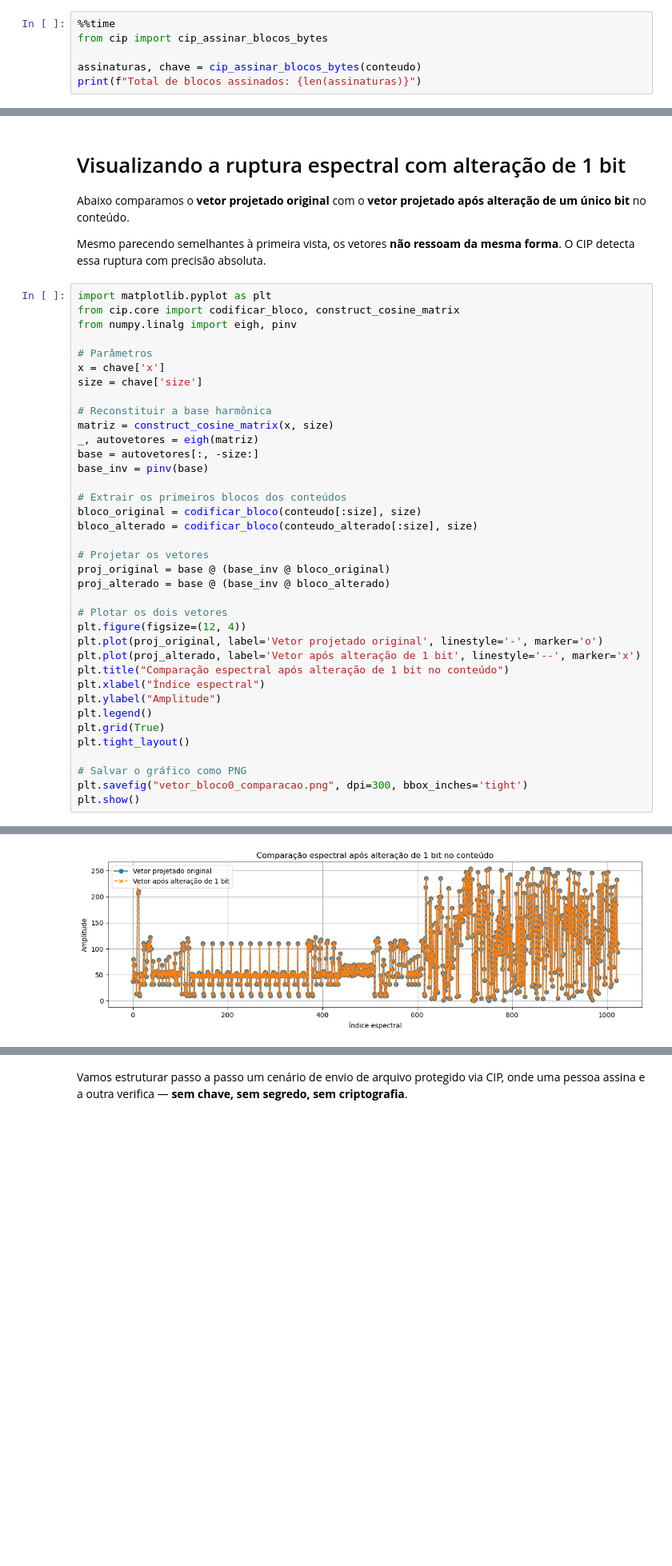
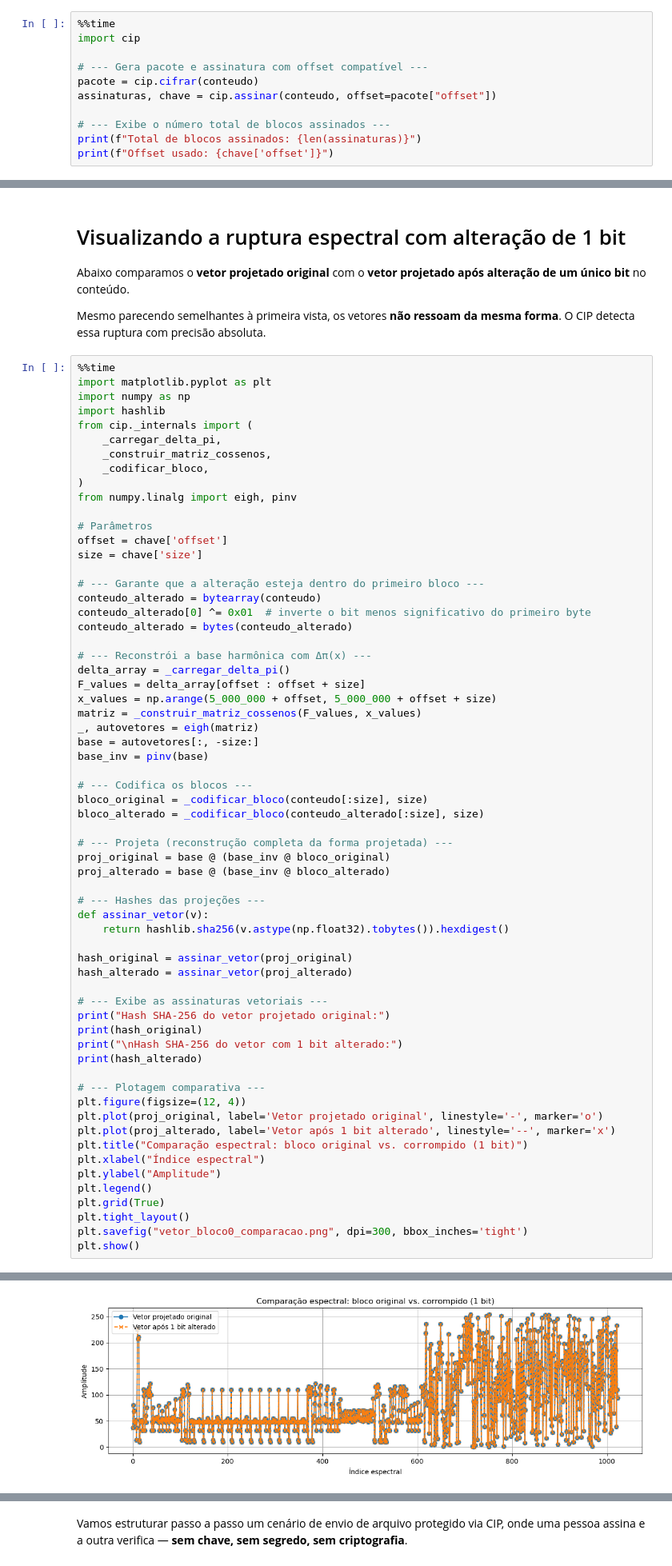
Before and after one commit to costaalv/projeto-delta, a Jupyter notebook: notebooks/04_aplicacoes_reais_e_verificacao_cip.ipynb, the cells around one changed output, grey strips where cells are left out. Shown at 80% size. Drawn from its saved outputs; the diff is of its cells as text; blank space fills up the shorter version.

```diff
--- a/notebooks/04_aplicacoes_reais_e_verificacao_cip.ipynb
+++ b/notebooks/04_aplicacoes_reais_e_verificacao_cip.ipynb
@@ -78,9 +78,14 @@ Tamanho do arquivo: 185.48 MB
 ## Passo 3 — Assinatura vetorial completa com o CIP
 # %%
 %%time
-from cip import cip_assinar_blocos_bytes
+import cip
 
-assinaturas, chave = cip_assinar_blocos_bytes(conteudo)
+# --- Gera pacote e assinatura com offset compatível ---
+pacote = cip.cifrar(conteudo)
+assinaturas, chave = cip.assinar(conteudo, offset=pacote["offset"])
+
+# --- Exibe o número total de blocos assinados ---
 print(f"Total de blocos assinados: {len(assinaturas)}")
+print(f"Offset usado: {chave['offset']}")
 # %% [output]
 Total de blocos assinados: 181133
@@ -188,40 +204,66 @@ Abaixo comparamos o **vetor projetado original** com o **vetor projetado após a
 
 Mesmo parecendo semelhantes à primeira vista, os vetores **não ressoam da mesma forma**. O CIP detecta essa ruptura com precisão absoluta.
 # %%
+%%time
 import matplotlib.pyplot as plt
-from cip.core import codificar_bloco, construct_cosine_matrix
+import numpy as np
+import hashlib
+from cip._internals import (
+    _carregar_delta_pi,
+    _construir_matriz_cossenos,
+    _codificar_bloco,
+)
 from numpy.linalg import eigh, pinv
 
 # Parâmetros
-x = chave['x']
+offset = chave['offset']
 size = chave['size']
 
-# Reconstituir a base harmônica
-matriz = construct_cosine_matrix(x, size)
+# --- Garante que a alteração esteja dentro do primeiro bloco ---
+conteudo_alterado = bytearray(conteudo)
+conteudo_alterado[0] ^= 0x01  # inverte o bit menos significativo do primeiro byte
+conteudo_alterado = bytes(conteudo_alterado)
+
+# --- Reconstrói a base harmônica com Δπ(x) ---
+delta_array = _carregar_delta_pi()
+F_values = delta_array[offset : offset + size]
+x_values = np.arange(5_000_000 + offset, 5_000_000 + offset + size)
+matriz = _construir_matriz_cossenos(F_values, x_values)
 _, autovetores = eigh(matriz)
 base = autovetores[:, -size:]
 base_inv = pinv(base)
 
-# Extrair os primeiros blocos dos conteúdos
-bloco_original = codificar_bloco(conteudo[:size], size)
-bloco_alterado = codificar_bloco(conteudo_alterado[:size], size)
+# --- Codifica os blocos ---
+bloco_original = _codificar_bloco(conteudo[:size], size)
+bloco_alterado = _codificar_bloco(conteudo_alterado[:size], size)
 
-# Projetar os vetores
+# --- Projeta (reconstrução completa da forma projetada) ---
 proj_original = base @ (base_inv @ bloco_original)
 proj_alterado = base @ (base_inv @ bloco_alterado)
 
-# Plotar os dois vetores
+# --- Hashes das projeções ---
+def assinar_vetor(v):
+    return hashlib.sha256(v.astype(np.float32).tobytes()).hexdigest()
+
+hash_original = assinar_vetor(proj_original)
+hash_alterado = assinar_vetor(proj_alterado)
+
+# --- Exibe as assinaturas vetoriais ---
+print("Hash SHA-256 do vetor projetado original:")
+print(hash_original)
+print("\nHash SHA-256 do vetor com 1 bit alterado:")
+print(hash_alterado)
+
+# --- Plotagem comparativa ---
 plt.figure(figsize=(12, 4))
 plt.plot(proj_original, label='Vetor projetado original', linestyle='-', marker='o')
-plt.plot(proj_alterado, label='Vetor após alteração de 1 bit', linestyle='--', marker='x')
-plt.title("Comparação espectral após alteração de 1 bit no conteúdo")
+plt.plot(proj_alterado, label='Vetor após 1 bit alterado', linestyle='--', marker='x')
+plt.title("Comparação espectral: bloco original vs. corrompido (1 bit)")
 plt.xlabel("Índice espectral")
 plt.ylabel("Amplitude")
 plt.legend()
 plt.grid(True)
 plt.tight_layout()
-
-# Salvar o gráfico como PNG
 plt.savefig("vetor_bloco0_comparacao.png", dpi=300, bbox_inches='tight')
 plt.show()
 # %% [output]
@@ -228 +275 @@ plt.show()
-[figure, old version]
+[figure, new version]
```
Also changed, not shown: parts of 33 cells of this notebook, 13 other files.
